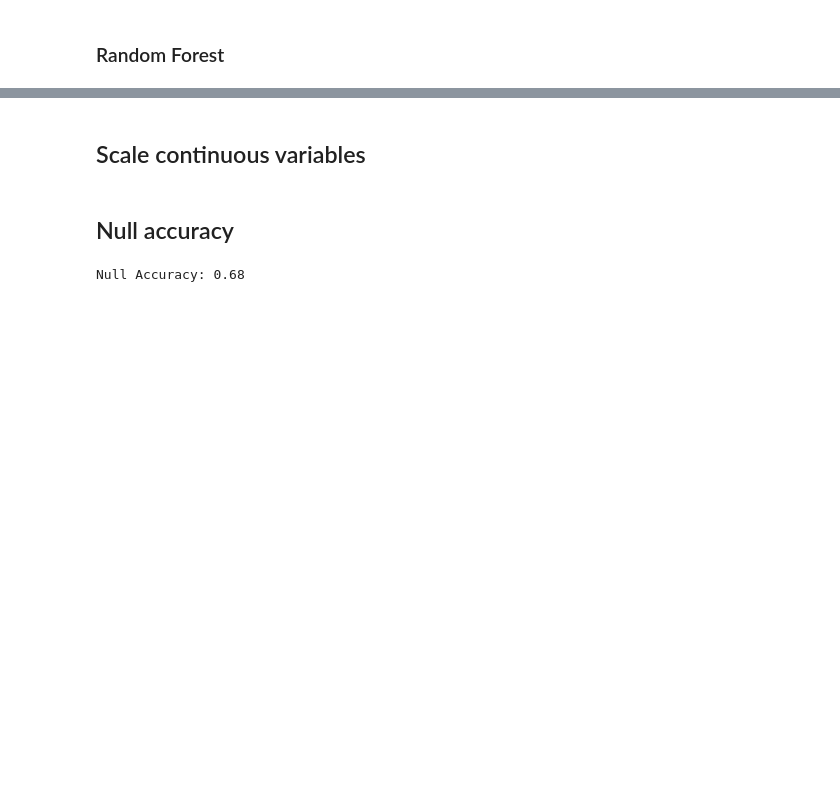
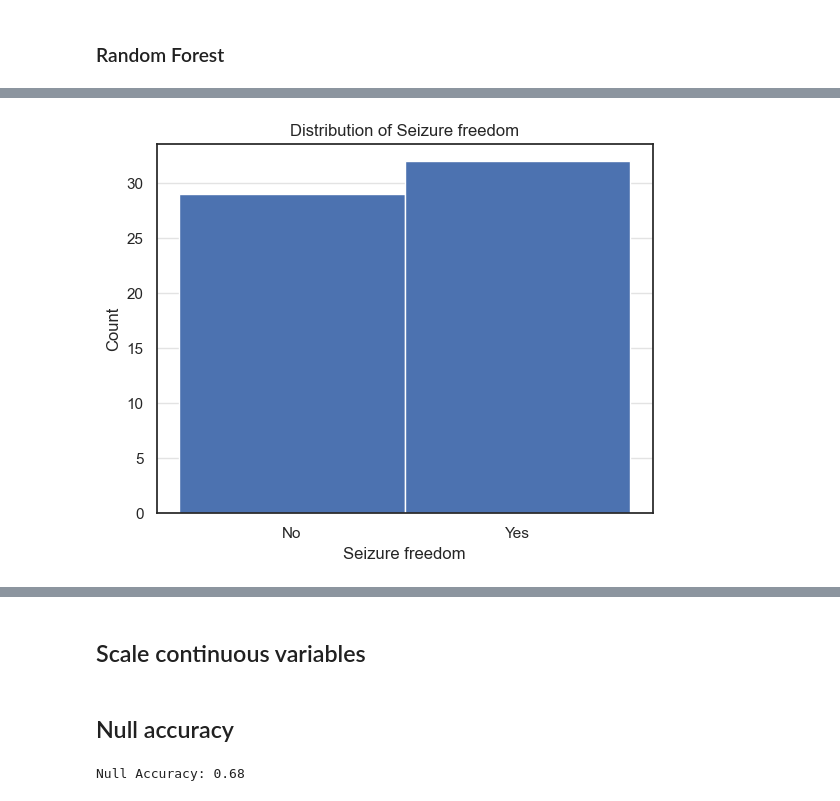
Before and after one commit to AmauryPelzer/Engel-outcome-prediction, a Jupyter notebook: notebooks/3. modeling/cl_modeling_binary.ipynb, the cells around one changed output, grey strips where cells are left out. Drawn from its saved outputs; the diff is of its cells as text; code cells hidden in the pictures; blank space fills up the shorter version.

```diff
--- a/notebooks/3. modeling/cl_modeling_binary.ipynb
+++ b/notebooks/3. modeling/cl_modeling_binary.ipynb
@@ -2,8 +2,3 @@
 # Modeling seizure freedom (binary) using clinical data
 
 ## Import data
-# %%
-import pandas as pd
-
-# Read dataframe from the pickle format
-wide_df = pd.read_csv("../../data/processed/preprocessed_df.csv")
@@ -746,0 +776,20 @@ Training AUC: 0.9140689655172414
+# %%
+# Create a histogram of the 'surg_engel' variable
+plt.hist(y_test+1, bins=[1, 2, 3])  # Specify the bin edges
+
+# Customize x-axis ticks and labels
+bin_centers = [1.5, 2.5]
+plt.xticks(bin_centers, ['No', 'Yes'])
+
+# Add labels and title
+plt.xlabel('Seizure freedom')
+plt.ylabel('Count')
+plt.title('Distribution of Seizure freedom')
+
+# Add grid for better readability
+plt.grid(axis='y', alpha=0.55)
+
+# Show the plot
+plt.show()
+# %% [output]
+[figure, added]
```
Also changed, not shown: parts of 18 cells of this notebook, 1 other file.
